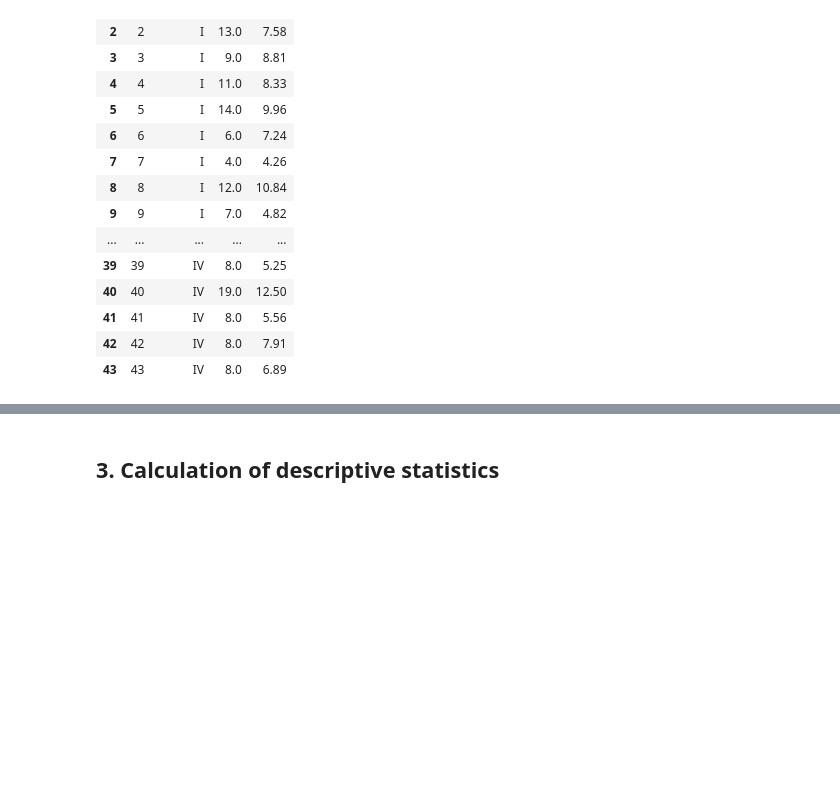
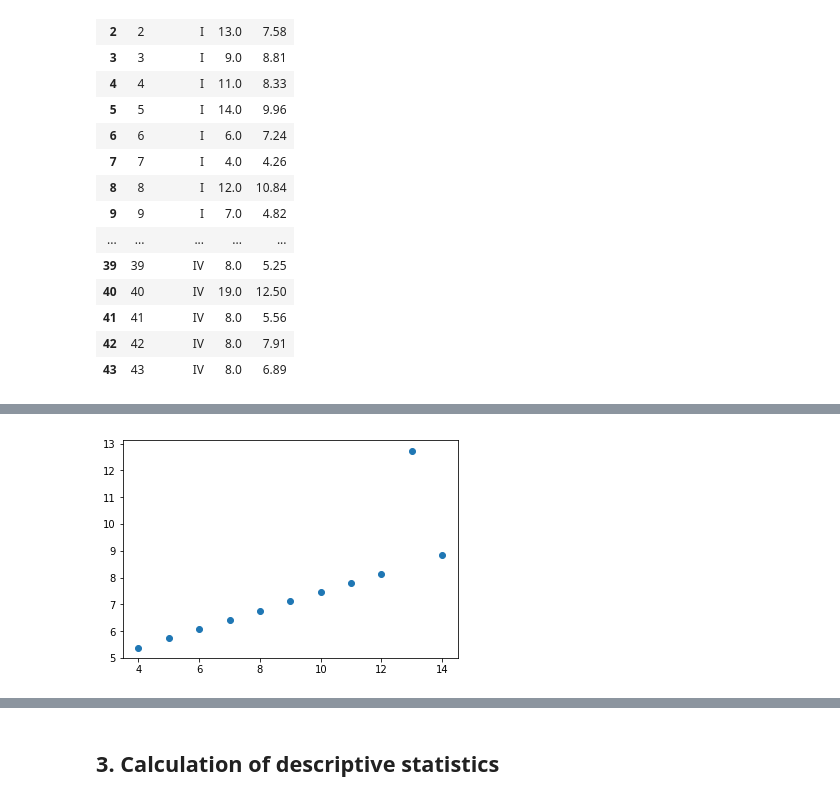
Before and after one commit to Wayne742/Fund-Practical-Assignments-S2, a Jupyter notebook: Untitled.ipynb, the cells around one changed output, grey strips where cells are left out. Drawn from its saved outputs; the diff is of its cells as text; code cells hidden in the pictures; blank space fills up the shorter version.

```diff
--- a/Untitled.ipynb
+++ b/Untitled.ipynb
@@ -60,0 +79,7 @@ df[2:6]
+# %%
+x = df.loc[22:32, 'x']
+y = df.loc[22:32, 'y']
+plt.scatter(x,y)
+plt.show()
+# %% [output]
+[figure, added]
```
Also changed, not shown: parts of 18 cells of this notebook.
